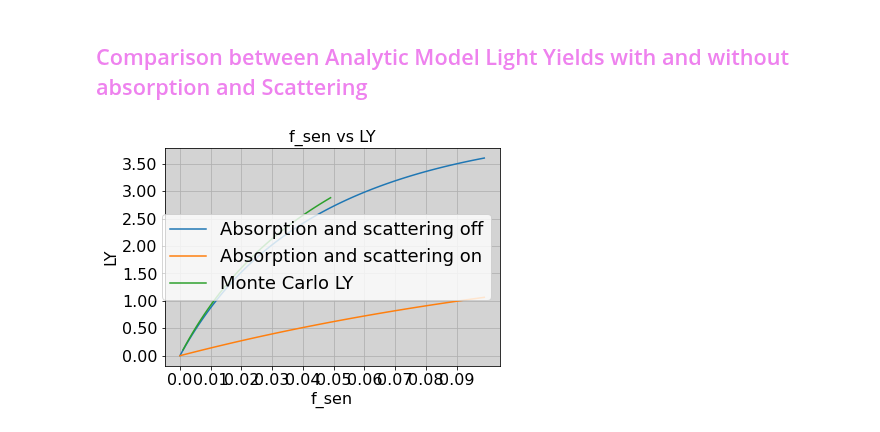
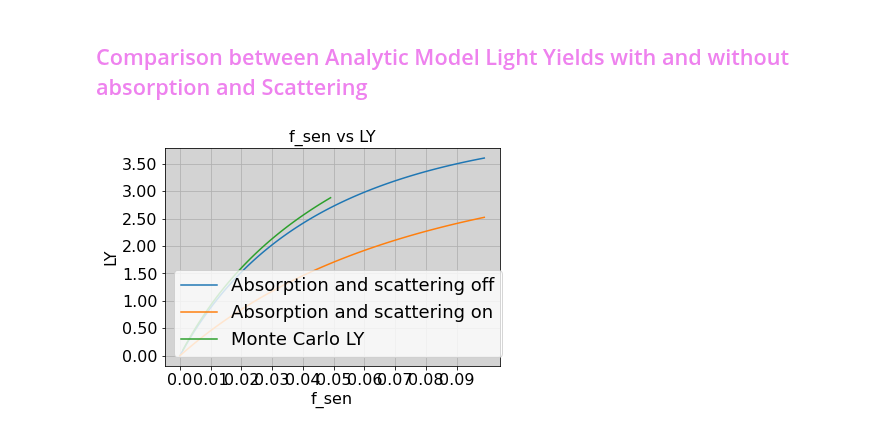
Before and after one commit to sarthchoudhary/AMELY, a Jupyter notebook: Marcin_ARGO_AMLY.ipynb, the cells around one changed output. Cells and saved outputs as stored; diff of their text form; code cells hidden in the pictures.

Commit message:
cenk's plot vs AMLY for lambda_abs=100m

```diff
--- a/Marcin_ARGO_AMLY.ipynb
+++ b/Marcin_ARGO_AMLY.ipynb
@@ -1603,36 +1615,38 @@ Text(0.5, 1.0, 'f_sen=1.00, lambda_abs=20')
 # %%
 from matplotlib.ticker import FormatStrFormatter
 # %%
-%matplotlib inline
+# %matplotlib qt
 # comparing LY for Neutron veto with and withOUT absorption effect.
 cenk_neutron_veto_data = pd.read_csv(path.join(project_dir, 'Data','cenk__neutron_veto_f_sen_LY.csv') )
 # cenk_neutron_veto_data
+Q_vis_DS_neutron_veto = calc_Q(L_char_DS_Neutron_veto, lambda_abs= 100, lambda_R= 300)
+Q_vuv_DS_neutron_veto = calc_Q(L_char_DS_Neutron_veto, lambda_abs= 100, lambda_R= 0.97) # lambda_abs =17
 AMLY_neutron_Q_off = []
 AMLY_neutron_Q_on = []
 f_sen_DS_neutron_vector = np.arange(0, 0.1, 0.001)
 for f_sen_DS_neutron in f_sen_DS_neutron_vector:
     AMLY_neutron_Q_on.append(integrate_LY(wavelength_vector, E_TPB_smooth, PDE_smooth, R_SiPM_smooth, R_Wall_PEN_smooth, wls_eff=0.472,
                                   f_sen=f_sen_DS_neutron, Q_vis=Q_vis_DS_neutron_veto, Q_vuv=Q_vuv_DS_neutron_veto,
                                   SiPM_covered=False))
     AMLY_neutron_Q_off.append(integrate_LY(wavelength_vector, E_TPB_smooth, PDE_smooth, R_SiPM_smooth, R_Wall_PEN_smooth, wls_eff=0.472,
                                   f_sen=f_sen_DS_neutron, Q_vis=1, Q_vuv=1,
                                   SiPM_covered=False))
 ax99 = plt.axes()
 ax99.plot(f_sen_DS_neutron_vector, AMLY_neutron_Q_off, label='Absorption and scattering off')
 ax99.plot(f_sen_DS_neutron_vector, AMLY_neutron_Q_on, label='Absorption and scattering on')
 ax99.plot(cenk_neutron_veto_data['f_sen'], cenk_neutron_veto_data['LY'], label='Monte Carlo LY')
 ax99.set_title('f_sen vs LY', fontsize=16)
 ax99.set_xlabel('f_sen', fontsize=16)
 ax99.set_xticks(f_sen_DS_neutron_vector[::10])
 ax99.set_xticklabels(f_sen_DS_neutron_vector[::10], fontsize=16)
 ax99.set_ylabel('LY', fontsize=16)
 ax99.set_yticks(AMLY_neutron_Q_off[::10])
 ax99.set_yticklabels(AMLY_neutron_Q_off[::10], fontsize=16)
 ax99.set_facecolor('lightgrey')
 ax99.grid()
 ax99.set_yscale('linear')
 ax99.legend(fontsize=18)
 ax99.yaxis.set_major_formatter(FormatStrFormatter('%.2f'))
 # %% [output]
-[figure, old version]
+[figure, new version]
 # %%
```
Also changed, not shown: parts of 24 cells of this notebook.
